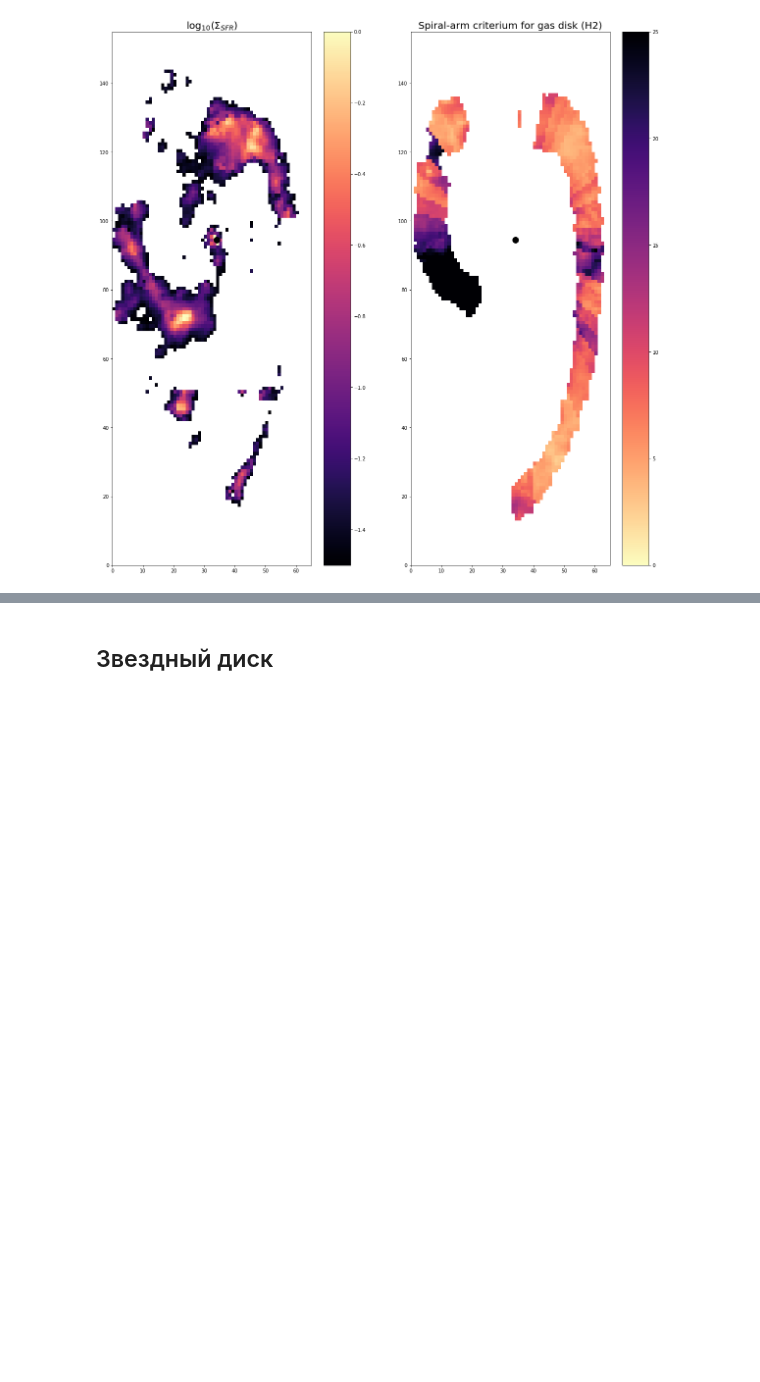
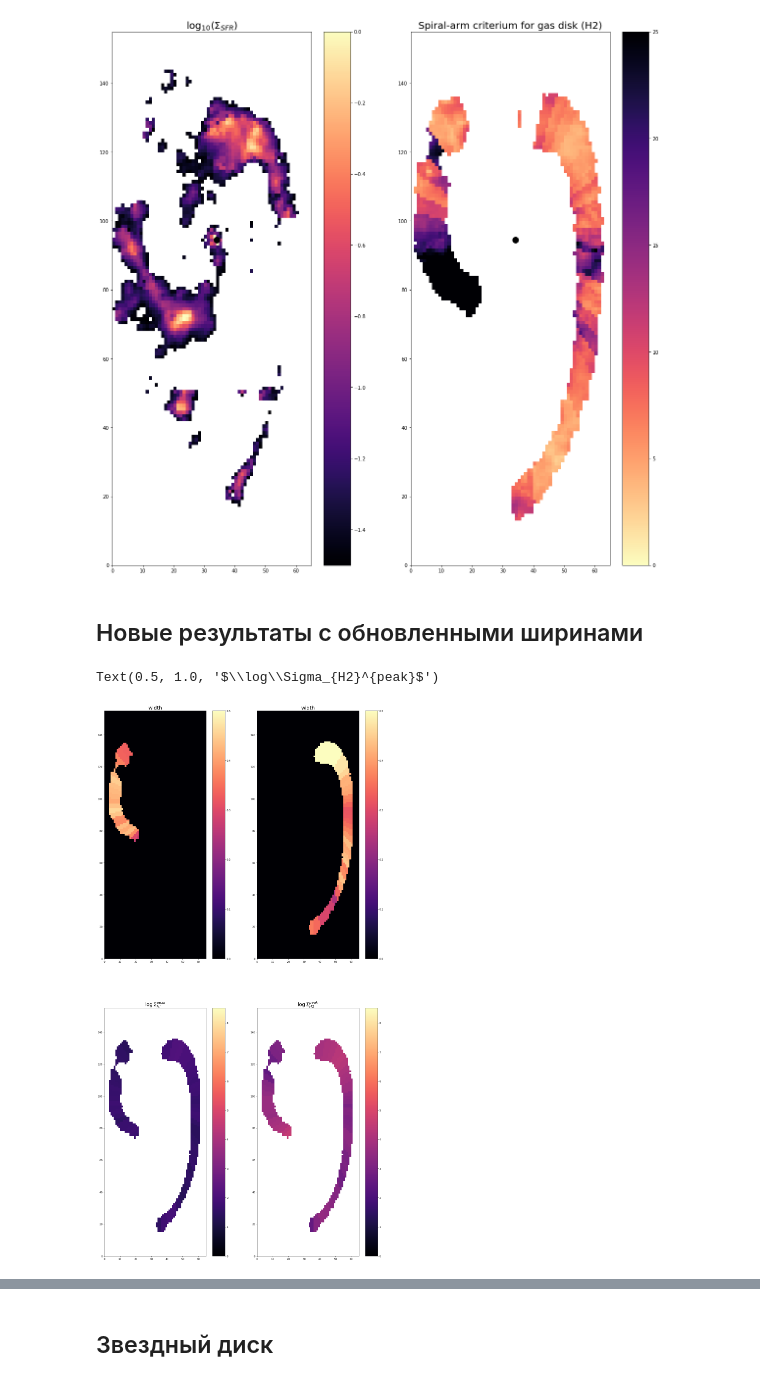
Before and after one commit to ValerieKostiuk/Course-work, a Jupyter notebook: NGC3627/spiral_arm_instability.ipynb, the cells around one changed output, grey strips where cells are left out. Cells and saved outputs as stored; diff of their text form; code cells hidden in the pictures; blank space fills up the shorter version.

```diff
--- a/NGC3627/spiral_arm_instability.ipynb
+++ b/NGC3627/spiral_arm_instability.ipynb
@@ -48,6 +48,10 @@ sigma_s_err = np.load('./data/sigma_s_err.npy')
 phi = np.load('./data/phi.npy')
 mask_stars =  np.load('./data/mask_stars.npy')
 mask_gas =  np.load('./data/mask_gas.npy')
+width_red = np.load('./data/width_red.npy')
+width_green = np.load('./data/width_green.npy')
+Sigma_HI_peak = np.load('./data/Sigma_HI_peak.npy')
+Sigma_H2_peak = np.load('./data/Sigma_H2_peak.npy')
 # %% [markdown]
 ## A single-component model
 # %% [markdown]
@@ -431,3 +435,35 @@ plt.title(r'Spiral-arm criterium for gas disk (H2)', fontsize=20)
 # %% [output]
 Text(0.5, 1.0, 'Spiral-arm criterium for gas disk (H2)')
 [figure]
+# %% [markdown]
+## Новые результаты с обновленными ширинами
+# %%
+X,Y = np.meshgrid(np.arange(0.,66,1), np.arange(0.,156,1))
+
+fig = plt.figure(figsize=[20,40])
+plt.subplot(2,2,1)
+quadmesh = plt.pcolormesh(X, Y, width_red,cmap='magma')
+quadmesh.set_clim(vmin=0, vmax=0.5)
+plt.colorbar()
+plt.title(r'width',fontsize=20)
+
+plt.subplot(2,2,2)
+quadmesh = plt.pcolormesh(X, Y,width_green, cmap='magma')
+plt.colorbar()
+quadmesh.set_clim(vmin=0, vmax=0.5)
+plt.title(r'width', fontsize=20)
+
+plt.subplot(2,2,3)
+quadmesh = plt.pcolormesh(X, Y, np.log(Sigma_HI_peak), cmap='magma')
+plt.colorbar()
+quadmesh.set_clim(vmin=0, vmax=8.5)
+plt.title(r'$\log\Sigma_{HI}^{peak}$',fontsize=20)
+
+plt.subplot(2,2,4)
+quadmesh = plt.pcolormesh(X, Y,np.log(Sigma_H2_peak), cmap='magma')
+plt.colorbar()
+quadmesh.set_clim(vmin=0, vmax=8.5)
+plt.title(r'$\log\Sigma_{H2}^{peak}$', fontsize=20)
+# %% [output]
+Text(0.5, 1.0, '$\\log\\Sigma_{H2}^{peak}$')
+[figure, added]
```
Also changed, not shown: parts of 8 cells of this notebook, 5 other files.
